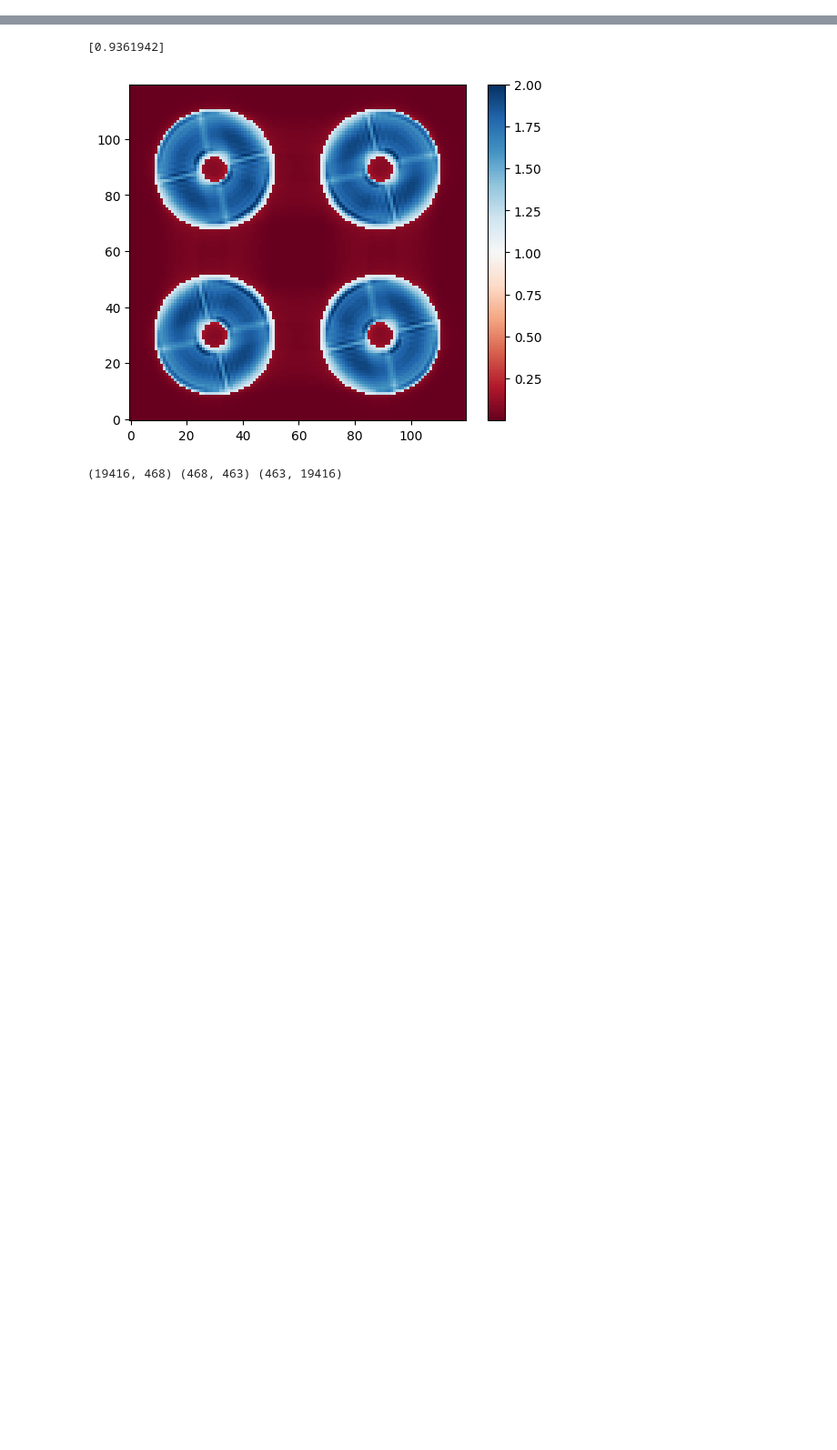
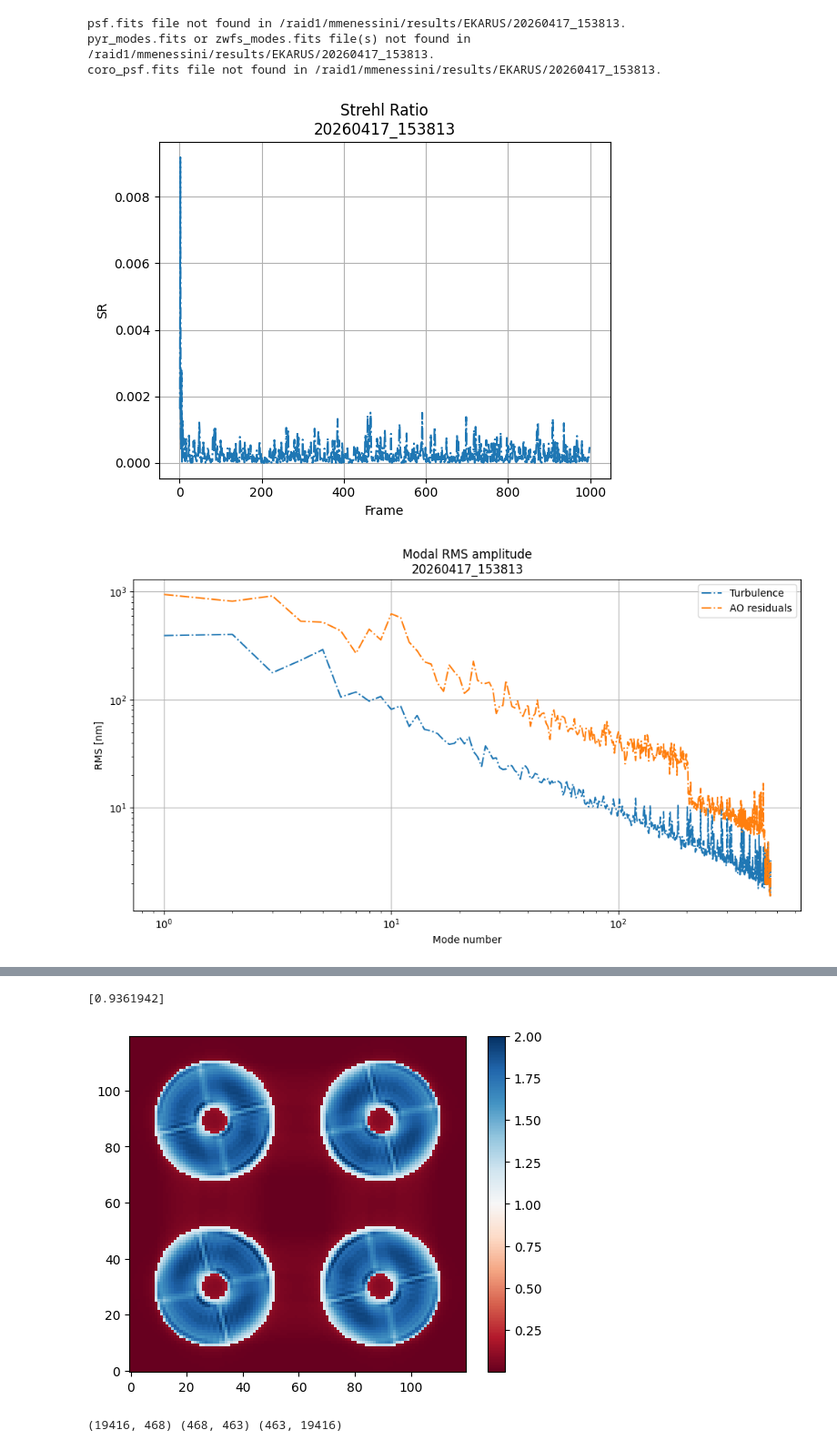
Before and after one commit to ArcetriAdaptiveOptics/SPECULA, a Jupyter notebook: config/SensorFusion/plots.ipynb, the cells around one changed output, grey strips where cells are left out. Shown at 91% size. Cells and saved outputs as stored; diff of their text form; code cells hidden in the pictures; blank space fills up the shorter version.

```diff
--- a/config/SensorFusion/plots.ipynb
+++ b/config/SensorFusion/plots.ipynb
@@ -22,0 +94,5 @@ Default device is GPU number  0
+# %%
+root_dir = '/raid1/mmenessini/results/EKARUS'
+calib_dir = '/raid1/mmenessini/calibration/EKARUS'
+plot_output_data(root_dir=root_dir,calib_dir=calib_dir)
+# %% [output]
@@ -22,0 +109,5 @@ Default device is GPU number  0
+psf.fits file not found in /raid1/mmenessini/results/EKARUS/20260417_153813.
+pyr_modes.fits or zwfs_modes.fits file(s) not found in /raid1/mmenessini/results/EKARUS/20260417_153813.
+coro_psf.fits file not found in /raid1/mmenessini/results/EKARUS/20260417_153813.
+[figure, added]
+[figure, added]
```
Also changed, not shown: parts of 6 cells of this notebook, 9 other files.
